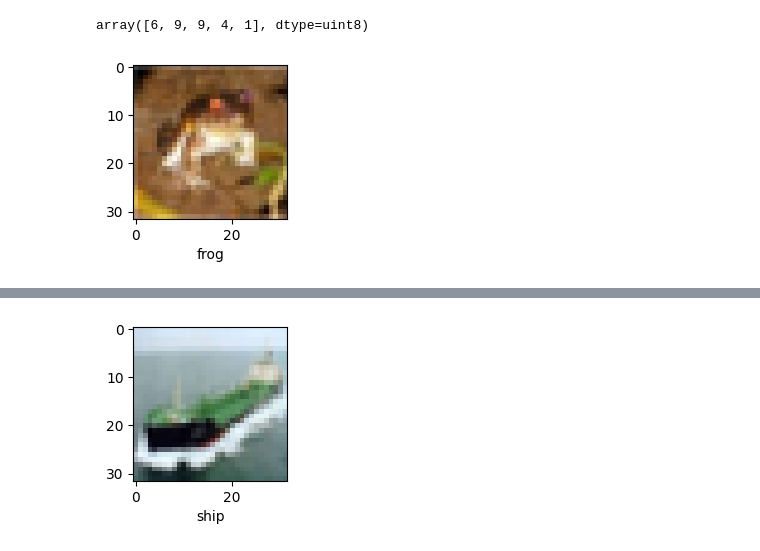
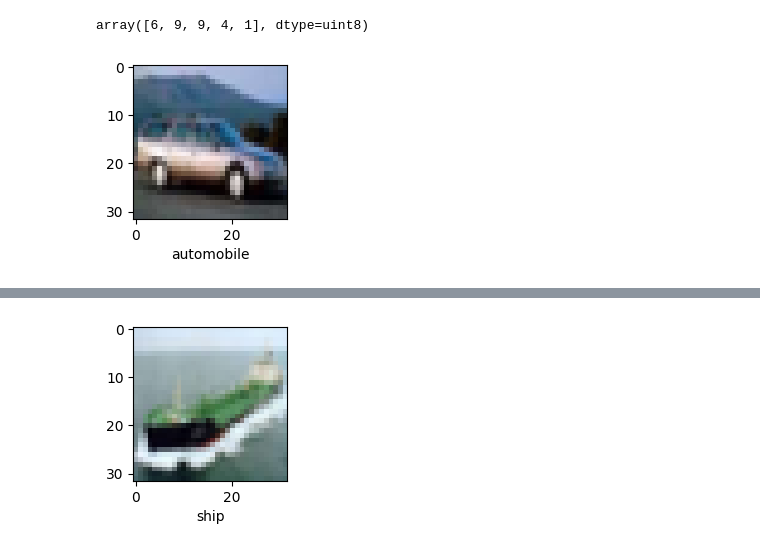
Before and after one commit to Sarvesh421/Img_Classification-_CNN, a Jupyter notebook: Image_Classification_using_CNN.ipynb, the cells around one changed output, grey strips where cells are left out. Drawn from its saved outputs; the diff is of its cells as text; code cells hidden in the pictures.

```diff
--- a/Image_Classification_using_CNN.ipynb
+++ b/Image_Classification_using_CNN.ipynb
@@ -64,10 +74,10 @@ y_test = y_test.reshape(-1,)
 classes = ['airplane','automobile','bird','cat','deer','dog','frog','horse','ship','truck']
 # %%
 def plot_sample(X,y,index):
-  plt.figure(figsize=(5,2))
+  plt.figure(figsize=(15,2))
   plt.imshow(X[index])
-  plt.xlabel(classes[y[index]])
+  plt.xlabel(classes[y[index][0]])
 # %%
-plot_sample(X_train,y_train,0)
+plot_sample(X_train,y_train,4)
 # %% [output]
-[figure, old version]
+[figure, new version]
```
Also changed, not shown: parts of 52 cells of this notebook.
